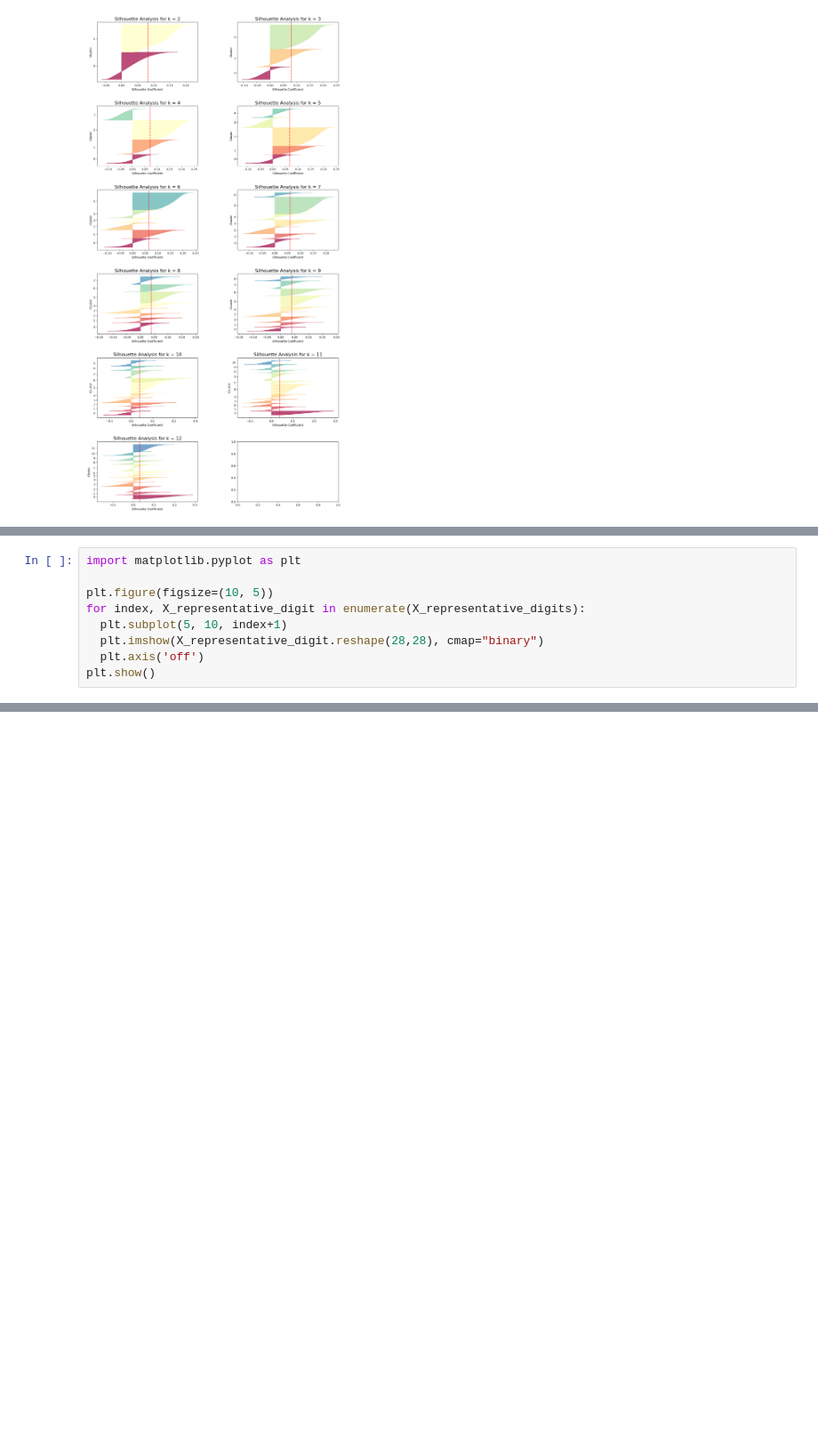
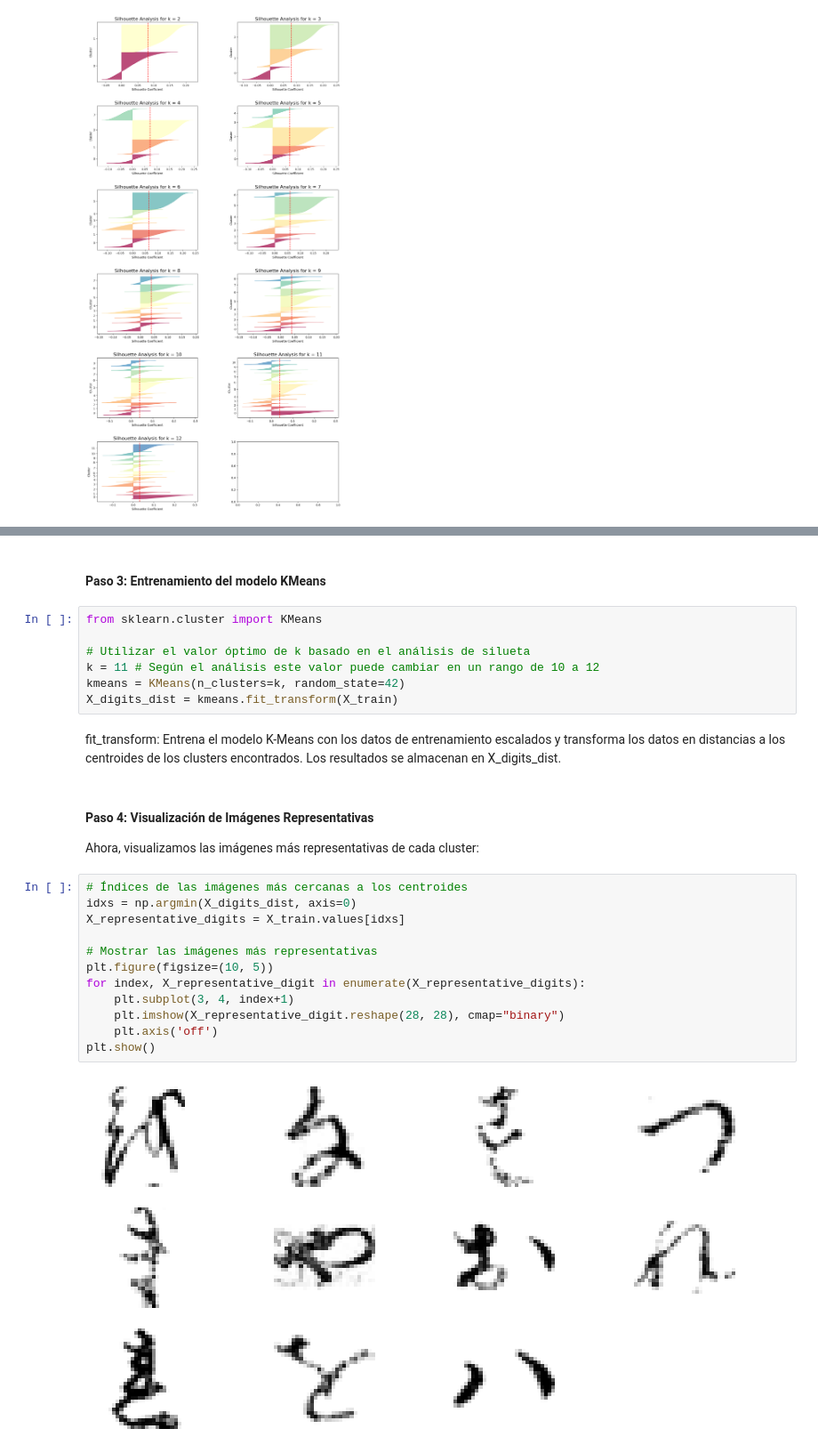
Before and after one commit to MauFGarzofino/SIS420, a Jupyter notebook: Laboratorios/Laboratorio6/chineseMNIST/lab6v1/chiense.ipynb, the cells around one changed output, grey strips where cells are left out. Shown at 89% size. Drawn from its saved outputs; the diff is of its cells as text; blank space fills up the shorter version.

```diff
--- a/Laboratorios/Laboratorio6/chineseMNIST/lab6v1/chiense.ipynb
+++ b/Laboratorios/Laboratorio6/chineseMNIST/lab6v1/chiense.ipynb
@@ -341,9 +290,0 @@ X_representative_digits = X_train.values[idxs]
-# %%
-import matplotlib.pyplot as plt
-
-plt.figure(figsize=(10, 5))
-for index, X_representative_digit in enumerate(X_representative_digits):
-  plt.subplot(5, 10, index+1)
-  plt.imshow(X_representative_digit.reshape(28,28), cmap="binary")
-  plt.axis('off')
-plt.show()
@@ -482,0 +328,28 @@ Wall time: 24 s
+# %% [markdown]
+#### Paso 3: Entrenamiento del modelo KMeans
+# %%
+from sklearn.cluster import KMeans
+
+# Utilizar el valor óptimo de k basado en el análisis de silueta
+k = 11 # Según el análisis este valor puede cambiar en un rango de 10 a 12
+kmeans = KMeans(n_clusters=k, random_state=42)
+X_digits_dist = kmeans.fit_transform(X_train)
+# %% [markdown]
+fit_transform: Entrena el modelo K-Means con los datos de entrenamiento escalados y transforma los datos en distancias a los centroides de los clusters encontrados. Los resultados se almacenan en X_digits_dist.
+# %% [markdown]
+#### Paso 4: Visualización de Imágenes Representativas
+Ahora, visualizamos las imágenes más representativas de cada cluster:
+# %%
+# Índices de las imágenes más cercanas a los centroides
+idxs = np.argmin(X_digits_dist, axis=0)
+X_representative_digits = X_train.values[idxs]
+
+# Mostrar las imágenes más representativas
+plt.figure(figsize=(10, 5))
+for index, X_representative_digit in enumerate(X_representative_digits):
+    plt.subplot(3, 4, index+1)
+    plt.imshow(X_representative_digit.reshape(28, 28), cmap="binary")
+    plt.axis('off')
+plt.show()
+# %% [output]
+[figure, added]
```
Also changed, not shown: parts of 62 cells of this notebook.
